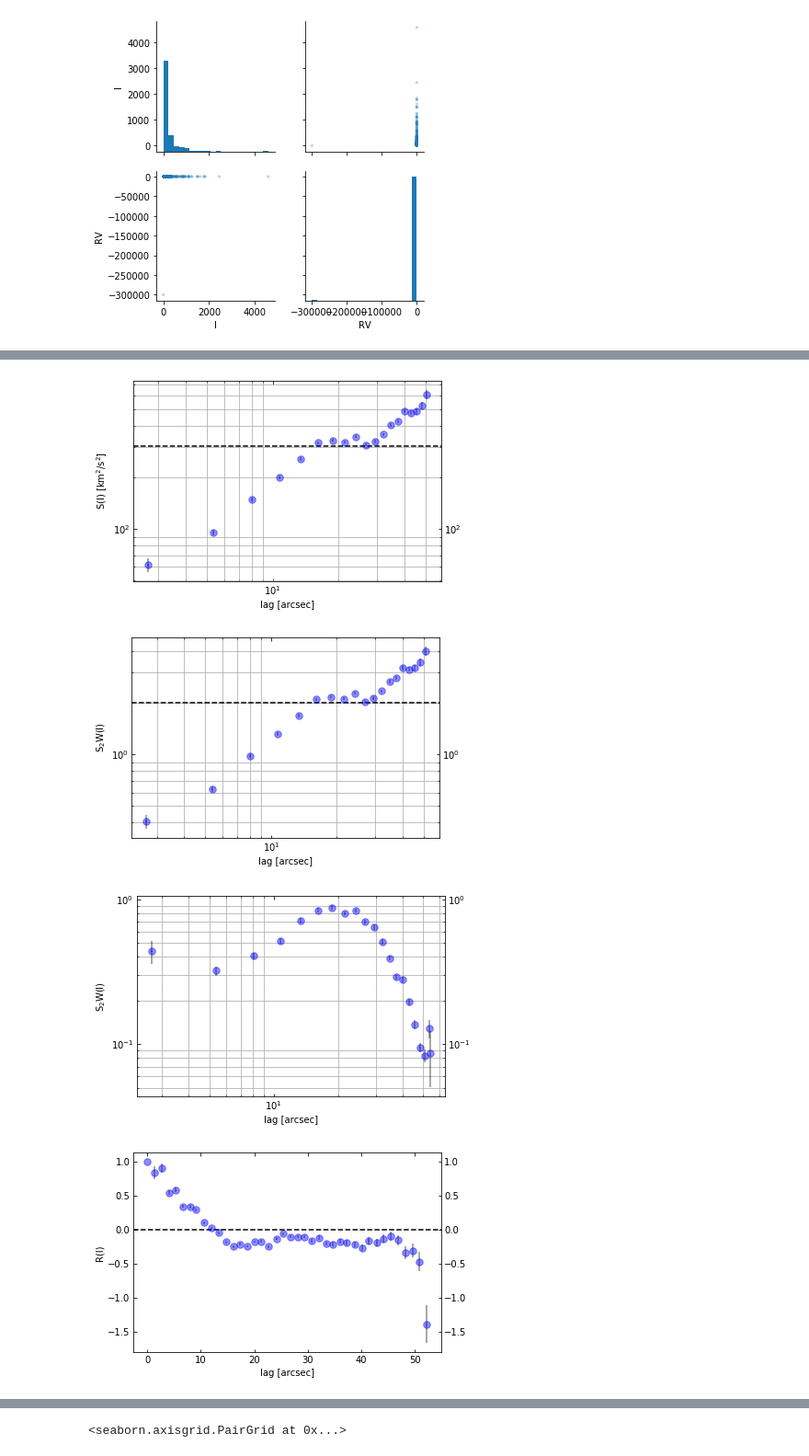
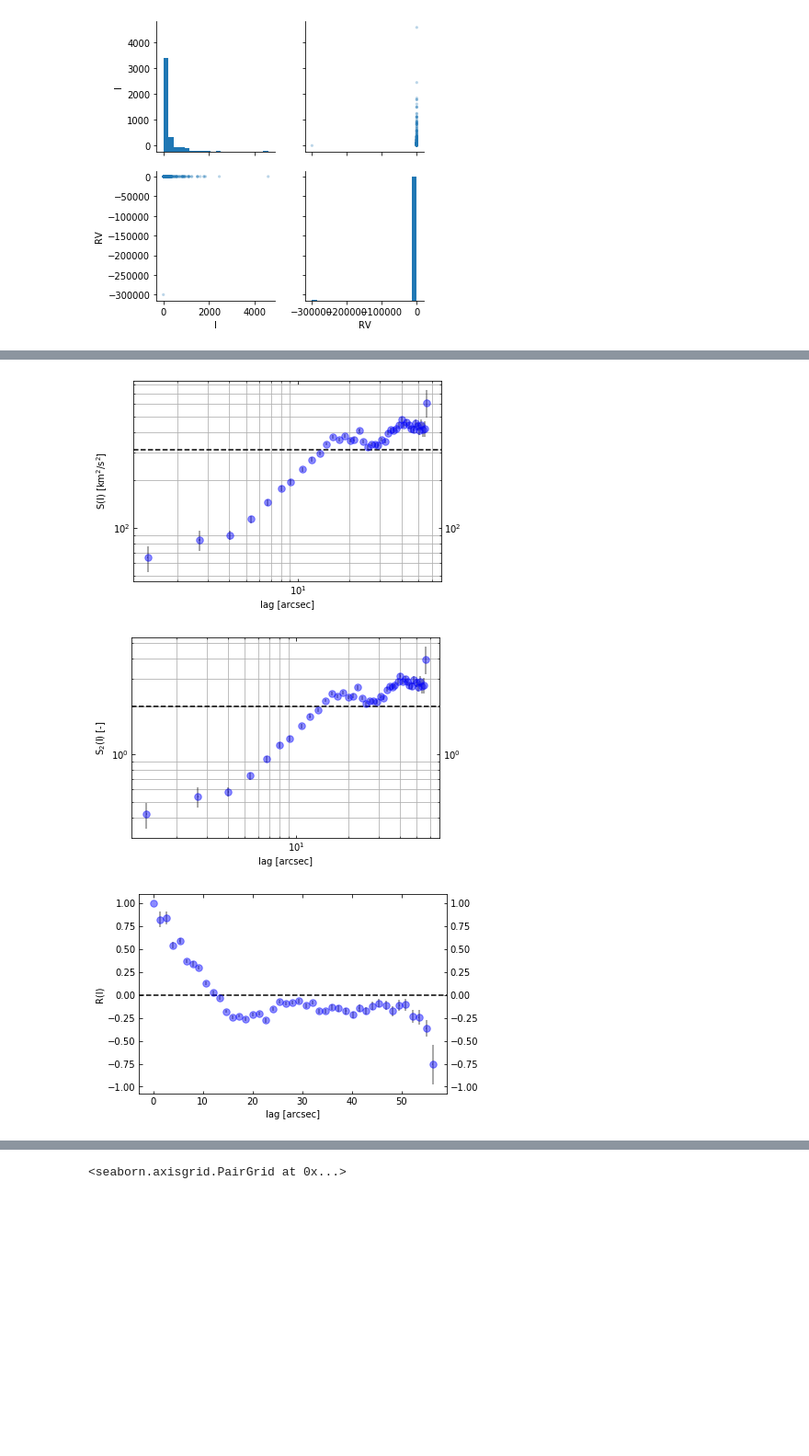
Before and after one commit to will-henney/JavGVastro-PhD, a Jupyter notebook: 595SA.ipynb, the cells around one changed output, grey strips where cells are left out. Shown at 92% size. Saved outputs shown, nothing was run; the diff lists cells and outputs as text; code cells hidden in the pictures; blank space fills up the shorter version.

```diff
--- a/595SA.ipynb
+++ b/595SA.ipynb
@@ -144,14 +180,14 @@ sns.pairplot(dt,
 # %%
 sfN00=sosf(dt)
-sfNH00=sosfnorm(dt)
-sfwN00=sosfwx(dt)
+sfnN00=sosfnorm(dt)
+#sfwN00=sosfw(dt)
+#sfw2N00=sosfw(dt)
 afN00=acf(dt)
 #psN00=ps(dt)
 # %% [output]
-[figure, old version]
+[figure, new version]
-[figure, old version]
+[figure, new version]
-[figure, old version]
+[figure, new version]
-[figure, removed]
 # %%
 datap='dataII6731.csv'
 dt=pd.read_csv(datap)
```
Also changed, not shown: parts of 31 cells of this notebook, 1 other file.
